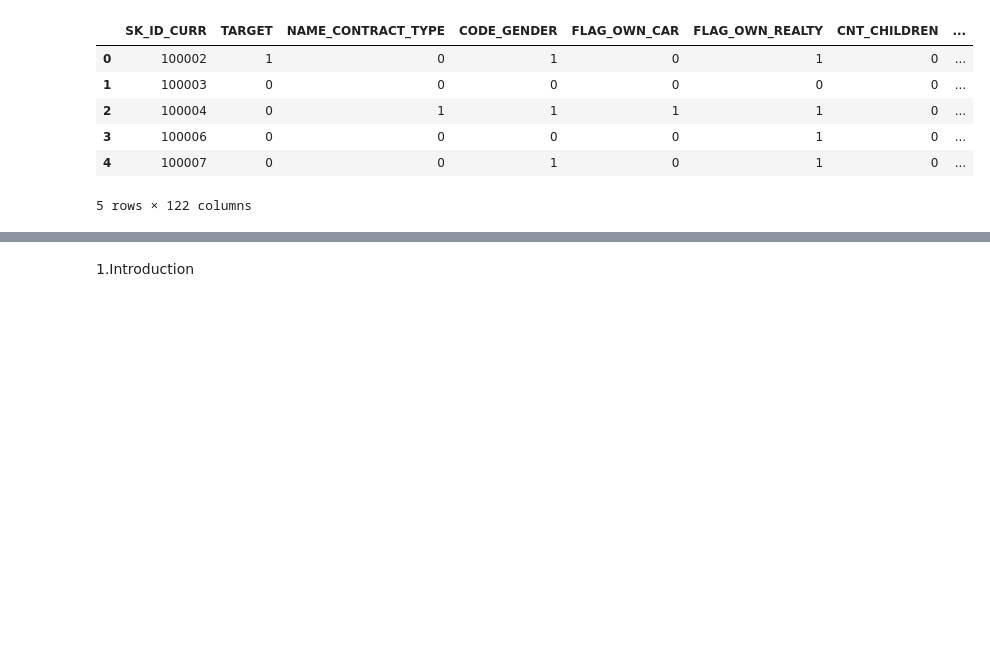
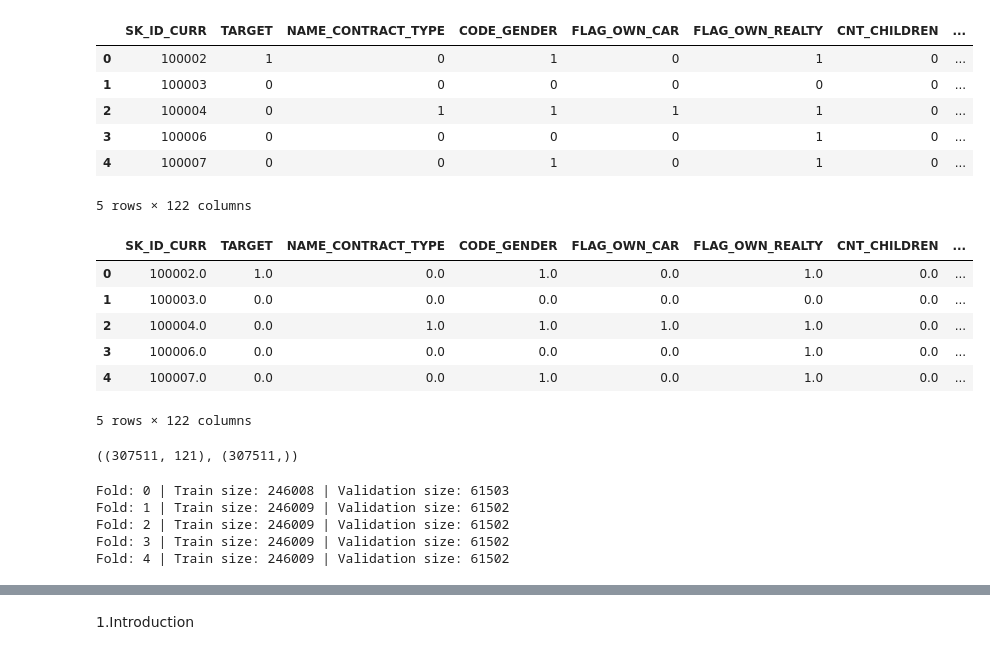
Before and after one commit to oguzhanzengin/case-study, a Jupyter notebook: case1.ipynb, the cells around one changed output, grey strips where cells are left out. Drawn from its saved outputs; the diff is of its cells as text; code cells hidden in the pictures; blank space fills up the shorter version.

```diff
--- a/case1.ipynb
+++ b/case1.ipynb
@@ -159,21 +159,48 @@ df_le.head()
 # %%
 from sklearn.experimental import enable_iterative_imputer
 from sklearn.impute import IterativeImputer
-from sklearn.ensemble import ExtraTreesRegressor
+from sklearn.linear_model import BayesianRidge
 
-# Imputer model
 imputer = IterativeImputer(
-    estimator=ExtraTreesRegressor(n_estimators=20, random_state=42),
+    estimator=BayesianRidge(),
     max_iter=10,
     initial_strategy='median',
     imputation_order='ascending',
     random_state=42
 )
 
-# Fit-transform
 df_imputed = imputer.fit_transform(df_le)
 
-# Tekrar DataFrame'e dönüştür
 df_imputed = pd.DataFrame(df_imputed, columns=df_le.columns)
 
 df_imputed.head()
+# %% [output]
+|  | SK_ID_CURR | TARGET | NAME_CONTRACT_TYPE | CODE_GENDER | FLAG_OWN_CAR | FLAG_OWN_REALTY | CNT_CHILDREN | ... |
+| 0 | 100002.0 | 1.0 | 0.0 | 1.0 | 0.0 | 1.0 | 0.0 | ... |
+| 1 | 100003.0 | 0.0 | 0.0 | 0.0 | 0.0 | 0.0 | 0.0 | ... |
+| 2 | 100004.0 | 0.0 | 1.0 | 1.0 | 1.0 | 1.0 | 0.0 | ... |
+| 3 | 100006.0 | 0.0 | 0.0 | 0.0 | 0.0 | 1.0 | 0.0 | ... |
+| 4 | 100007.0 | 0.0 | 0.0 | 1.0 | 0.0 | 1.0 | 0.0 | ... |
+5 rows × 122 columns
+# %%
+X = df_imputed.drop(columns=['TARGET'])
+y = df_imputed['TARGET']
+
+X.shape, y.shape
+# %% [output]
+((307511, 121), (307511,))
+# %%
+from sklearn.model_selection import StratifiedKFold
+
+skf = StratifiedKFold(n_splits=5, shuffle=True, random_state=42)
+
+for fold, (train_idx, val_idx) in enumerate(skf.split(X, y)):
+    print("Fold:", fold,
+          "| Train size:", len(train_idx),
+          "| Validation size:", len(val_idx))
+# %% [output]
+Fold: 0 | Train size: 246008 | Validation size: 61503
+Fold: 1 | Train size: 246009 | Validation size: 61502
+Fold: 2 | Train size: 246009 | Validation size: 61502
+Fold: 3 | Train size: 246009 | Validation size: 61502
+Fold: 4 | Train size: 246009 | Validation size: 61502
```
Also changed, not shown: parts of 8 cells of this notebook, 7 other files.
